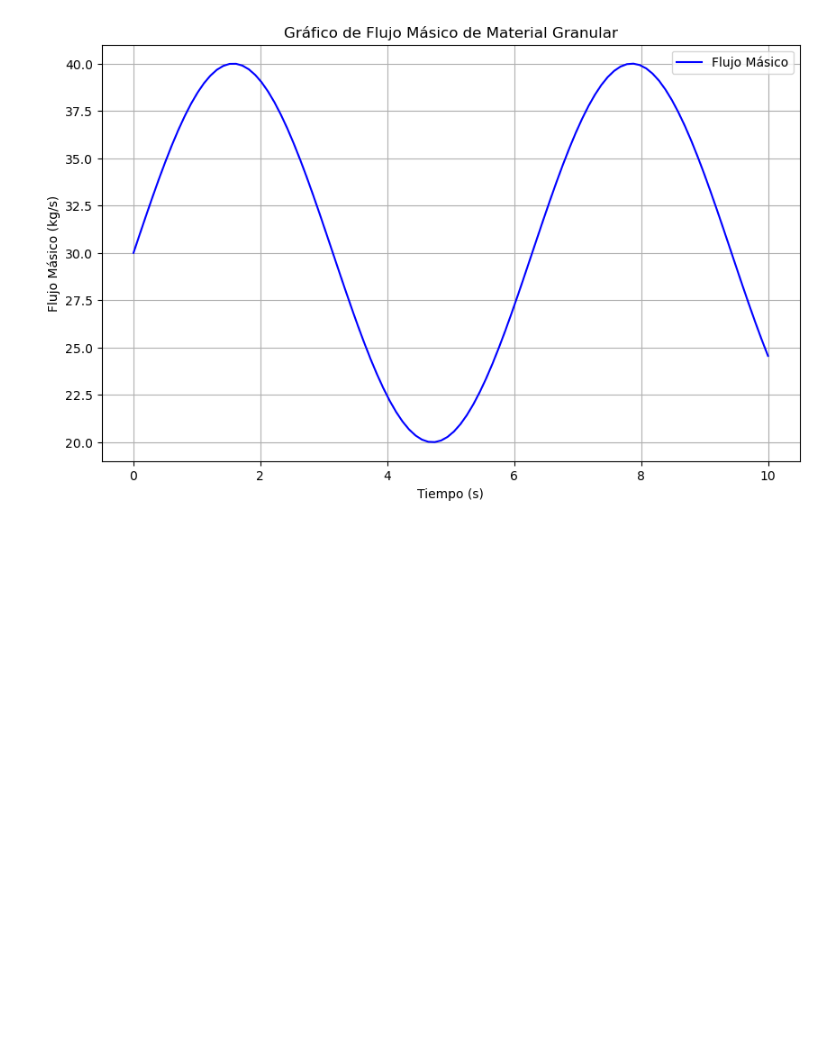
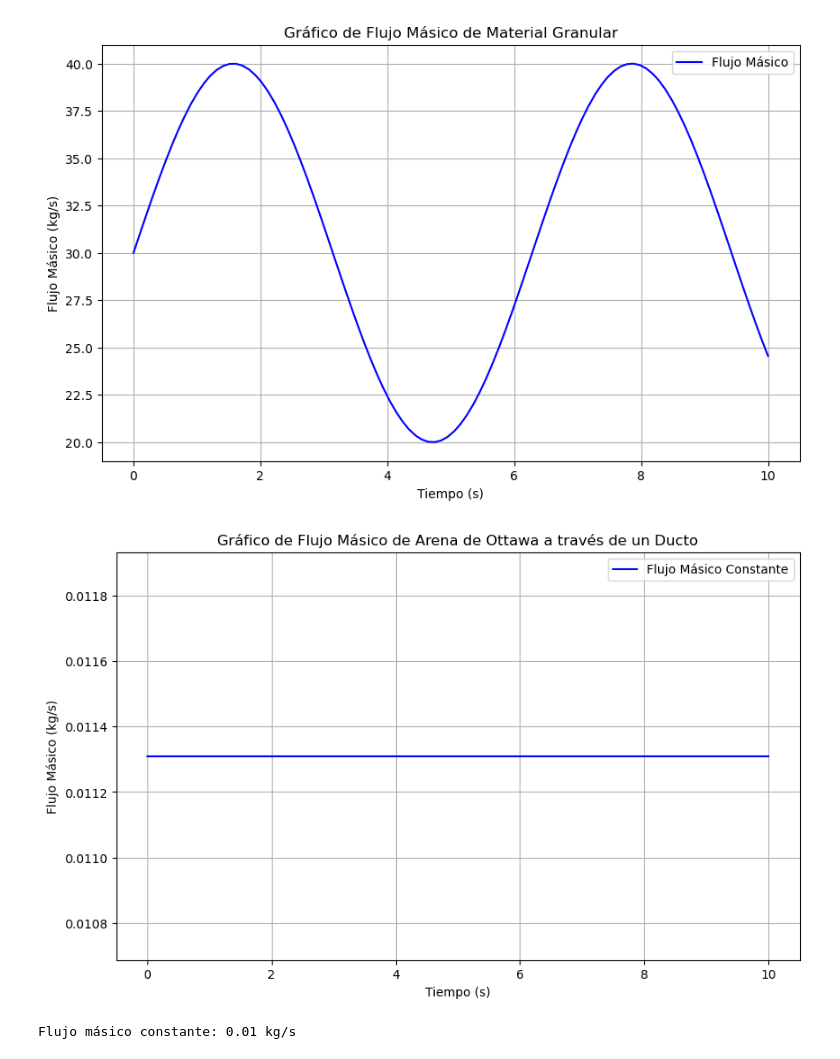
Before and after one commit to danielsh2390/Mi-primer-proyecto, a Jupyter notebook: Miprimer.ipynb, the cells around one changed output. Drawn from its saved outputs; the diff is of its cells as text; code cells hidden in the pictures; blank space fills up the shorter version.

Commit message:
flujo masico cte

```diff
--- a/Miprimer.ipynb
+++ b/Miprimer.ipynb
@@ -169,3 +169,43 @@ plt.legend()
 plt.show()
 # %% [output]
 [figure]
+# %%
+import numpy as np
+import matplotlib.pyplot as plt
+
+# Parámetros
+diametro_ducto = 0.003  # 3 mm de diámetro del ducto en metros
+densidad_arenas_ottawa = 1600  # Densidad de la arena de Ottawa en kg/m^3
+velocidad_flujo = 1.0  # Velocidad del flujo en m/s (valor supuesto)
+
+# Cálculo del área de la sección transversal del ducto (A = pi * (d/2)^2)
+area_ducto = np.pi * (diametro_ducto / 2)**2
+
+# Cálculo del flujo másico
+flujo_masico = densidad_arenas_ottawa * area_ducto * velocidad_flujo
+
+# Generar tiempo para la gráfica
+tiempo = np.linspace(0, 10, 100)  # 10 segundos de observación
+
+# Asumir que el flujo másico es constante (sin variabilidad en este caso)
+flujo_masico_tiempo = flujo_masico * np.ones_like(tiempo)
+
+# Crear la gráfica
+plt.figure(figsize=(10, 6))
+plt.plot(tiempo, flujo_masico_tiempo, label="Flujo Másico Constante", color='b')
+
+# Añadir etiquetas y título
+plt.title("Gráfico de Flujo Másico de Arena de Ottawa a través de un Ducto")
+plt.xlabel("Tiempo (s)")
+plt.ylabel("Flujo Másico (kg/s)")
+plt.grid(True)
+plt.legend()
+
+# Mostrar la gráfica
+plt.show()
+
+# Imprimir el valor del flujo másico para referencia
+print(f"Flujo másico constante: {flujo_masico:.2f} kg/s")
+# %% [output]
+[figure, added]
+Flujo másico constante: 0.01 kg/s
```
